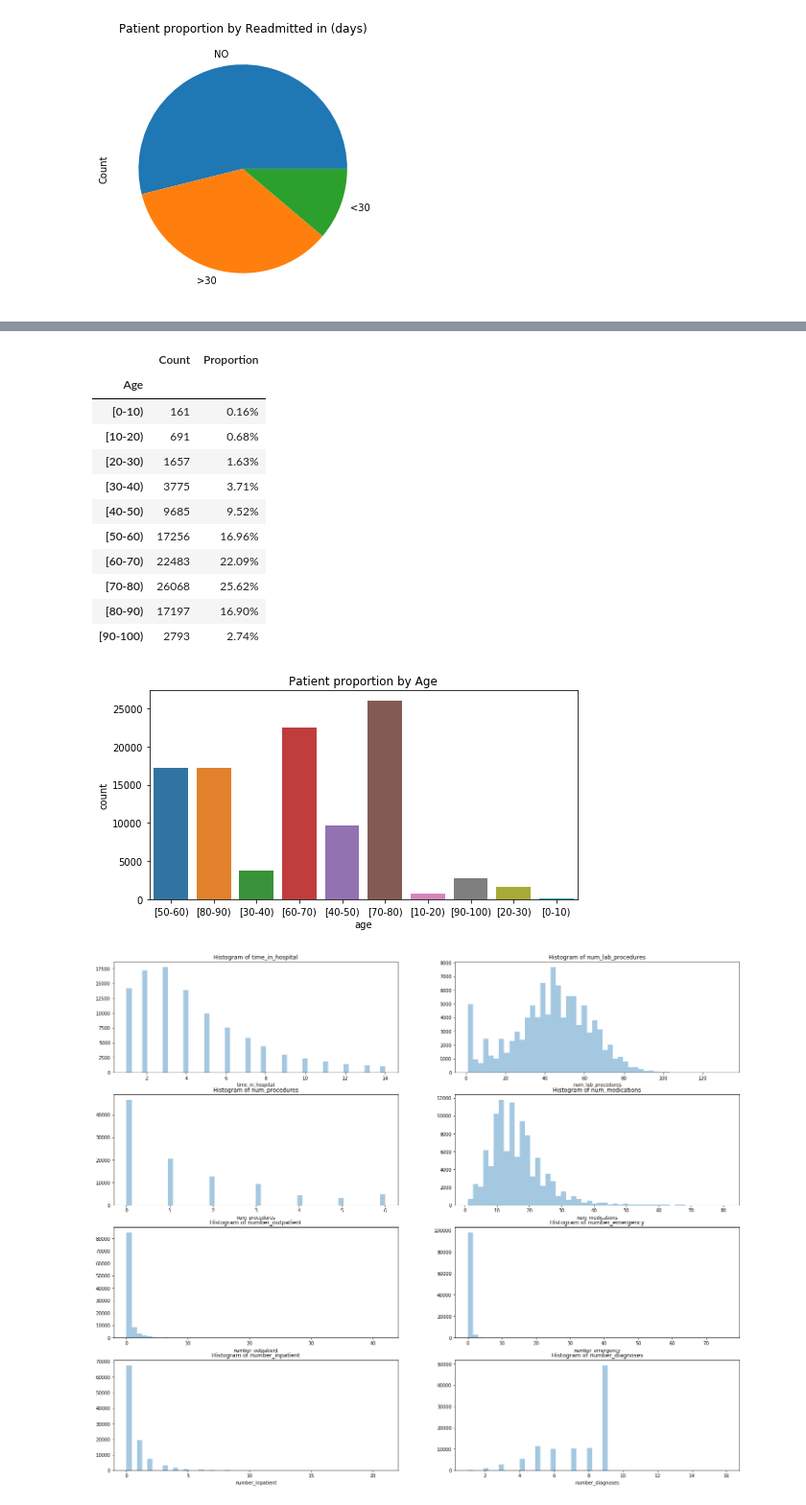
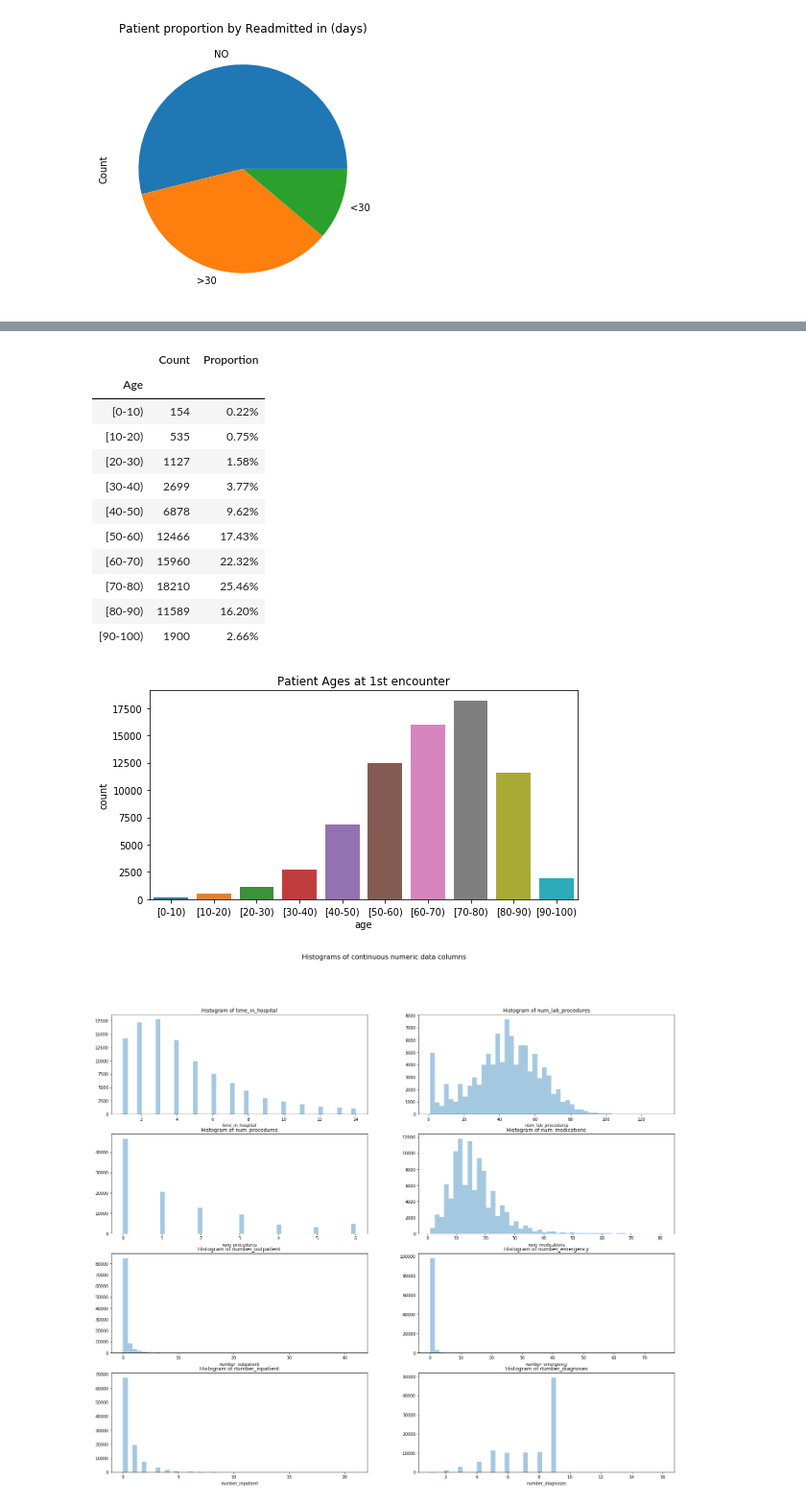
Before and after one commit to dsivie/hospital_readmissions, a Jupyter notebook: hospital_readmissions.ipynb, the cells around one changed output, grey strips where cells are left out. Shown: that part at 96% size. Cells and saved outputs as stored; diff of their text form; code cells hidden in the pictures.

```diff
--- a/hospital_readmissions.ipynb
+++ b/hospital_readmissions.ipynb
@@ -81,5 +169,5 @@ QgridWidget(grid_options={'fullWidthRows': True, 'syncColumnCellResize': True, '
 # %%
-continuous_cols = ["time_in_hospital", "num_lab_procedures", "num_procedures", "num_medications", "number_outpatient", "number_emergency", "number_inpatient", "number_diagnoses"]
+continuous_cols = ["time_in_hospital", "num_lab_procedures", "num_procedures", "num_medications", "number_outpatient", "number_emergency", "number_inpatient", "number_diagnoses", "imputed_age"]
 df[continuous_cols].describe().T.round(2).drop(["count"], axis=1)
 # %% [output]
 |  | mean | std | min | 25% | 50% | 75% | max |
@@ -188,34 +277,36 @@ plot = df_gender.Count.plot.pie(y="Gender", figsize=(5, 5), title="Patient propo
 # %%
-df_age = generate_val_cnts(df.age, "Age")
+df_age = generate_val_cnts(first_enc_df.age, "Age")
 df_age.sort_values(by="Age")
 # df_age.to_clipboard()
 # %% [output]
 |  | Count | Proportion |
 | Age |  |  |
-| [0-10) | 161 | 0.16% |
-| [10-20) | 691 | 0.68% |
-| [20-30) | 1657 | 1.63% |
-| [30-40) | 3775 | 3.71% |
-| [40-50) | 9685 | 9.52% |
-| [50-60) | 17256 | 16.96% |
-| [60-70) | 22483 | 22.09% |
-| [70-80) | 26068 | 25.62% |
-| [80-90) | 17197 | 16.90% |
-| [90-100) | 2793 | 2.74% |
+| [0-10) | 154 | 0.22% |
+| [10-20) | 535 | 0.75% |
+| [20-30) | 1127 | 1.58% |
+| [30-40) | 2699 | 3.77% |
+| [40-50) | 6878 | 9.62% |
+| [50-60) | 12466 | 17.43% |
+| [60-70) | 15960 | 22.32% |
+| [70-80) | 18210 | 25.46% |
+| [80-90) | 11589 | 16.20% |
+| [90-100) | 1900 | 2.66% |
 # %%
 fig, ax = plt.subplots(figsize=(8, 4))
-sns.countplot(ax=ax, x="age", data=df)
-ax.set_title("Patient proportion by Age")
+sns.countplot(ax=ax, x="age", data=first_enc_df, order=sorted(first_enc_df.age.unique()))
+ax.set_title("Patient Ages at 1st encounter")
 plt.show()
 # %% [output]
-[figure, old version]
+[figure, new version]
 # %%
 fig, axs = plt.subplots(4, 2, figsize=(24, 20))
 
-for ax, col in zip(axs.flatten(), continuous_cols[:]):
+for ax, col in zip(axs.flatten(), continuous_cols[:9]):
     sns.distplot(df[col], ax=ax, kde=False)
     ax.set_title(str("Histogram of " + col))
 
+fig.suptitle('Histograms of continuous numeric data columns', fontsize=16)
+
 plt.show()
 # %% [output]
-[figure, old version]
+[figure, new version]
```
Also changed, not shown: parts of 24 cells of this notebook, 1 other file.
